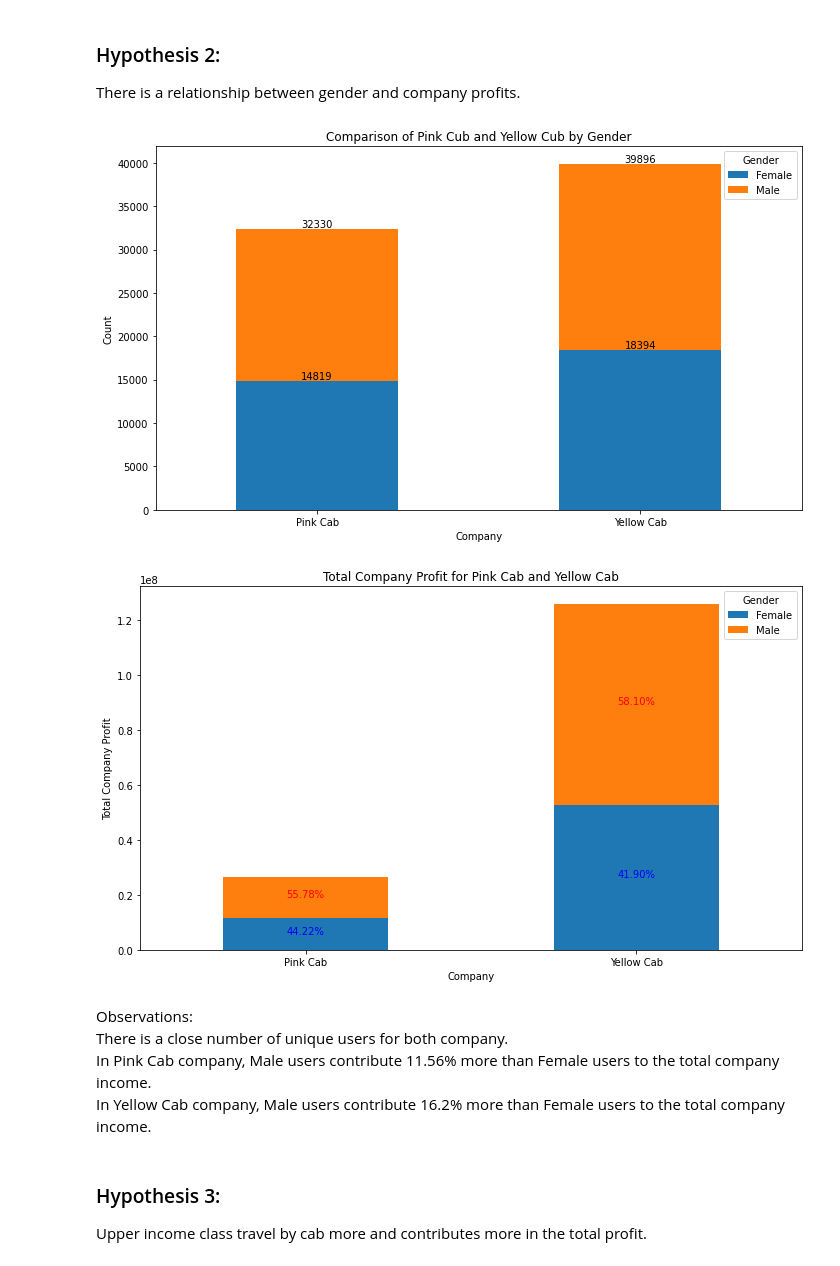
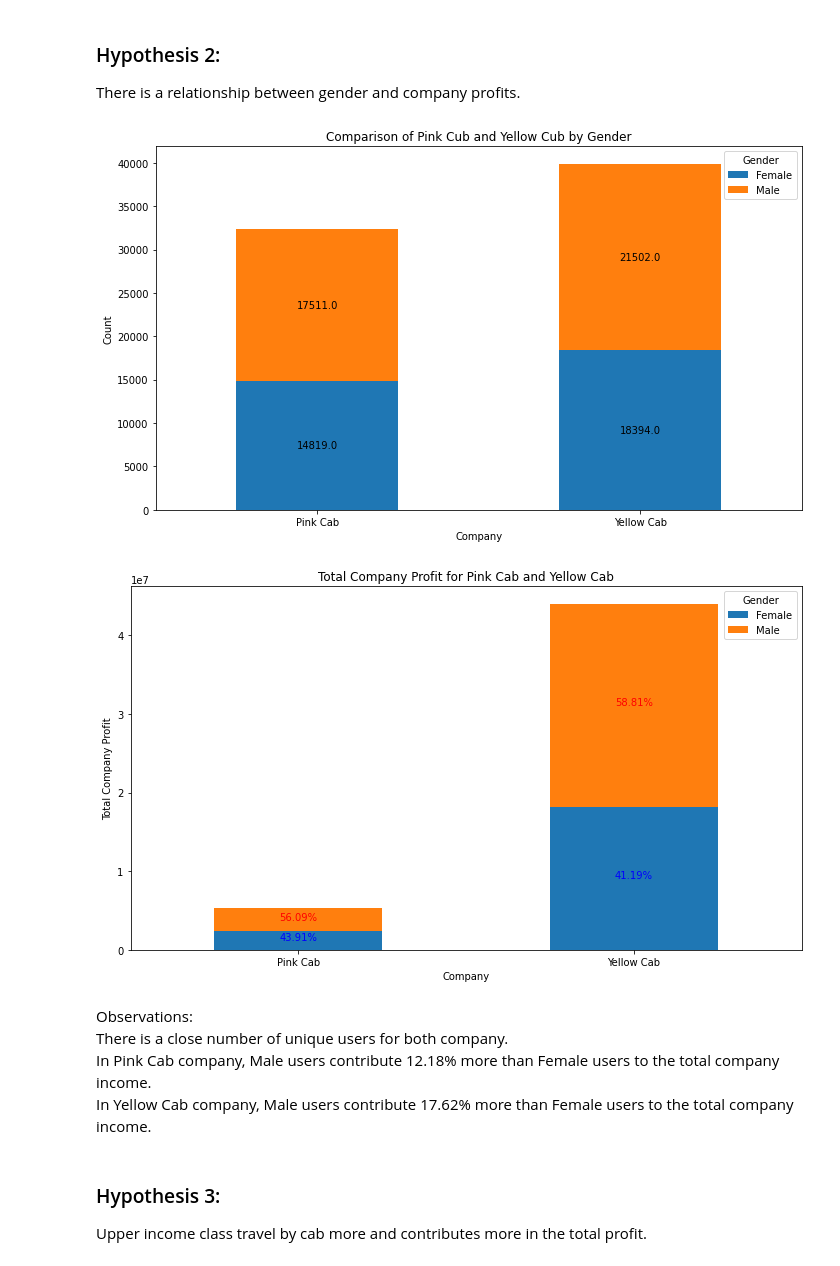
Before and after one commit to jshen1s1/DataSets, a Jupyter notebook: EDA_study.ipynb, the cells around one changed output. Drawn from its saved outputs; the diff is of its cells as text; code cells hidden in the pictures.

```diff
--- a/EDA_study.ipynb
+++ b/EDA_study.ipynb
@@ -9,6 +9,11 @@ transaction = pd.read_csv('Transaction_ID.csv')
 
 merged_data = pd.merge(cab_data, transaction, on='Transaction ID')
 merged_data = pd.merge(merged_data, customer_info, on='Customer ID')
+# %%
+merged_data['Income Class'] = pd.cut(merged_data['Income (USD/Month)'],
+                            bins=[0, 3500, 15000, float('inf')],
+                            labels=['Low Income', 'Middle Income', 'High Income'])
+merged_data['Profit'] = merged_data['Price Charged'] - merged_data['Cost of Trip']
 # %%
 print(merged_data.shape)
 # %% [output]
@@ -66,37 +99,37 @@ plt.title('Comparison of Pink Cub and Yellow Cub by Gender')
 plt.xticks(rotation=0)
 plt.legend(title='Gender', labels=['Female', 'Male'])
 for i in ax.containers:
-    ax.bar_label(i)
+    ax.bar_label(i,label_type='center', labels=i.datavalues)
 plt.tight_layout()
 plt.show()
 # %% [output]
-[figure, old version]
+[figure, new version]
 # %%
 # Count the percentage of tributes of each gender in both companies
-grouped_data = merged_data.groupby(['Company', 'Gender'])['Price Charged'].sum().unstack(fill_value=0)
+grouped_data = merged_data.groupby(['Company', 'Gender'])['Profit'].sum().unstack(fill_value=0)
 
 ax = grouped_data.plot(kind='bar', stacked=True, figsize=(10, 6))
 plt.xlabel('Company')
 plt.ylabel('Total Company Profit')
 plt.title('Total Company Profit for Pink Cab and Yellow Cab')
 plt.xticks(rotation=0)
 plt.legend(title='Gender', labels=['Female', 'Male'])
 for i, company in enumerate(grouped_data.index):
     total = grouped_data.loc[company].sum()
     female_percentage = (grouped_data.loc[company, 'Female'] / total) * 100
     male_percentage = (grouped_data.loc[company, 'Male'] / total) * 100
 
     ax.text(i, grouped_data.loc[company, 'Female'] / 2, f'{female_percentage:.2f}%', ha='center', color='blue', fontsize=10)
     ax.text(i, (grouped_data.loc[company, 'Female'] + total) / 2, f'{male_percentage:.2f}%', ha='center', color='red', fontsize=10)
 plt.tight_layout()
 plt.show()
 # %% [output]
-[figure, old version]
+[figure, new version]
 # %% [markdown]
 Observations:\
 There is a close number of unique users for both company.\
-In Pink Cab company, Male users contribute 11.56% more than Female users to the total company income.\
-In Yellow Cab company, Male users contribute 16.2% more than Female users to the total company income.
+In Pink Cab company, Male users contribute 12.18% more than Female users to the total company income.\
+In Yellow Cab company, Male users contribute 17.62% more than Female users to the total company income.
 # %% [markdown]
 ### Hypothesis 3:
 Upper income class travel by cab more and contributes more in the total profit.
```
Also changed, not shown: parts of 9 cells of this notebook, 1 other file.
